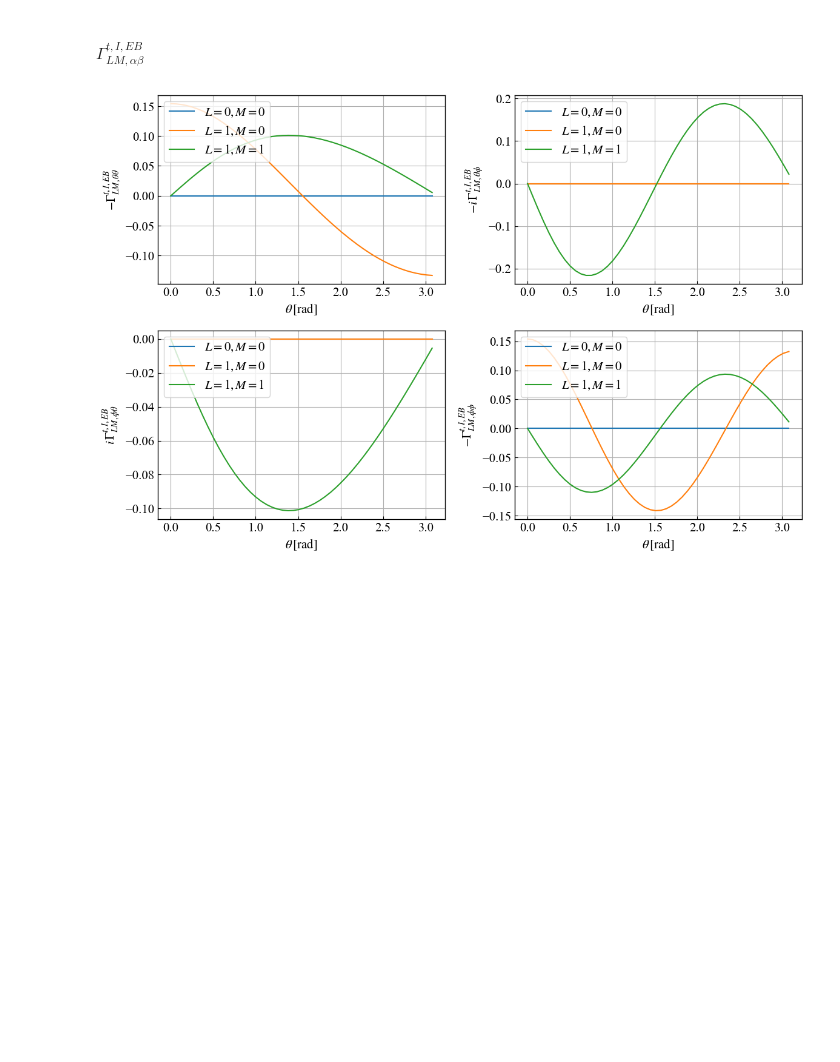
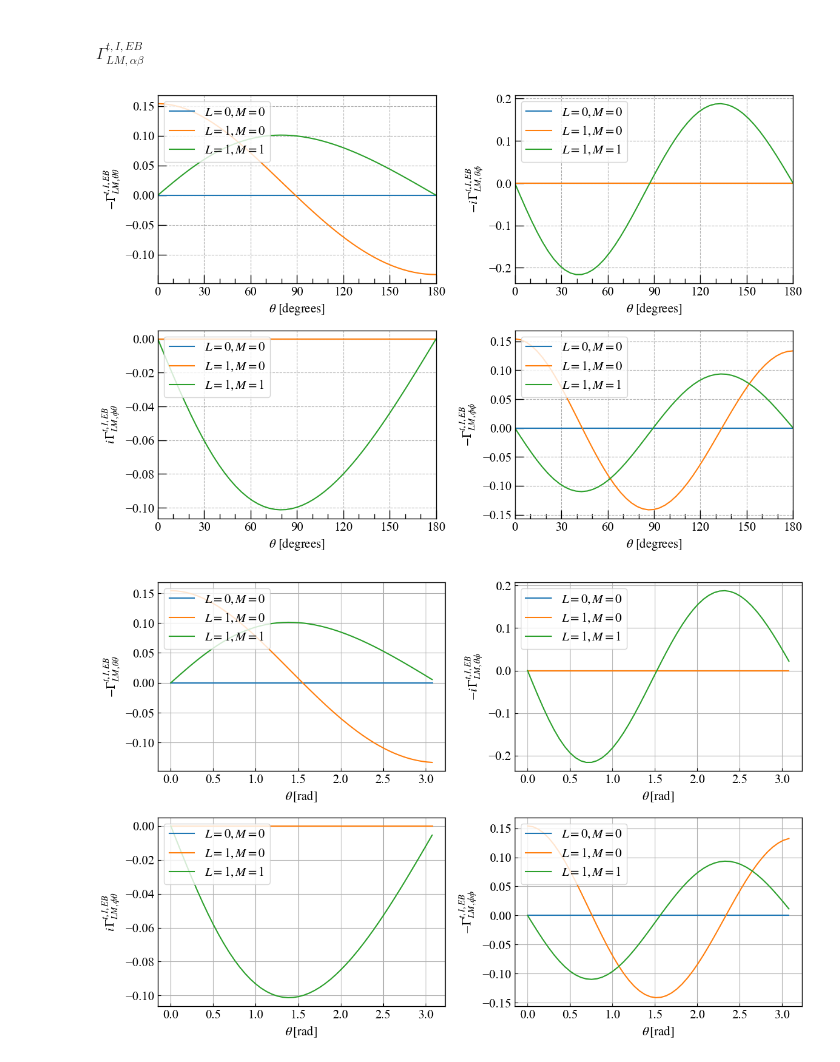
Before and after one commit to KeisukeInomata0/pyORFs, a Jupyter notebook: auto_astrometry.ipynb, the cells around one changed output. Cells and saved outputs as stored; diff of their text form; code cells hidden in the pictures; blank space fills up the shorter version.

```diff
--- a/auto_astrometry.ipynb
+++ b/auto_astrometry.ipynb
@@ -309,6 +369,71 @@ gamI_eb_pt11 = f.Gamma_I_EB(1,1,x,lmax,1,0)
 gamI_eb_pp00 = f.Gamma_I_EB(0,0,x,lmax,1,1)
 gamI_eb_pp10 = f.Gamma_I_EB(1,0,x,lmax,1,1)
 gamI_eb_pp11 = f.Gamma_I_EB(1,1,x,lmax,1,1)
+# %%
+fig = plt.figure(figsize = (12,8),tight_layout=True)
+#add_subplot(row,column,place)
+ax1 = fig.add_subplot(2, 2, 1)
+ax2 = fig.add_subplot(2, 2, 2)
+ax3 = fig.add_subplot(2, 2, 3)
+ax4 = fig.add_subplot(2, 2, 4)
+
+bbox_dict = dict(edgecolor="black",facecolor="white")
+
+# Setting the values for all axes.
+plt.setp({ax1,ax2,ax3,ax4}, xlim= (0, 180), xticks = np.arange(0, 181, 30))
+
+ax1.plot(x/np.pi*180,gamI_eb_tt00,label="$L=0,M=0$")
+ax1.plot(x/np.pi*180,gamI_eb_tt10,label="$L=1,M=0$")
+ax1.plot(x/np.pi*180,gamI_eb_tt11,label="$L=1,M=1$")
+
+ax1.minorticks_on()
+ax1.xaxis.set_minor_locator(plt.MultipleLocator(10))
+ax1.yaxis.set_minor_locator(plt.MultipleLocator(0.1))
+
+ax1.set_xlabel("$\\theta\ [\mathrm{degrees}]$")
+ax1.set_ylabel("$-\Gamma^{t,I,EB}_{LM,\\theta\\theta}$")
+ax1.legend(loc='upper left')
+
+ax2.plot(x/np.pi*180,gamI_eb_tp00,label="$L=0,M=0$")
+ax2.plot(x/np.pi*180,gamI_eb_tp10,label="$L=1,M=0$")
+ax2.plot(x/np.pi*180,gamI_eb_tp11,label="$L=1,M=1$")
+
+ax2.minorticks_on()
+ax2.xaxis.set_minor_locator(plt.MultipleLocator(10))
+ax2.yaxis.set_minor_locator(plt.MultipleLocator(0.1))
+
+ax2.set_xlabel("$\\theta\ [\mathrm{degrees}]$")
+ax2.set_ylabel("$-i\,\Gamma^{t,I,EB}_{LM,\\theta\phi}$")
+ax2.legend(loc='upper left')
+
+ax3.plot(x/np.pi*180,gamI_eb_pt00,label="$L=0,M=0$")
+ax3.plot(x/np.pi*180,gamI_eb_pt10,label="$L=1,M=0$")
+ax3.plot(x/np.pi*180,gamI_eb_pt11,label="$L=1,M=1$")
+
+ax3.minorticks_on()
+ax3.xaxis.set_minor_locator(plt.MultipleLocator(10))
+ax3.yaxis.set_minor_locator(plt.MultipleLocator(0.1))
+
+ax3.set_xlabel("$\\theta\ [\mathrm{degrees}]$")
+ax3.set_ylabel("$i\,\Gamma^{t,I,EB}_{LM,\phi\\theta}$")
+ax3.legend(loc='upper left')
+
+ax4.plot(x/np.pi*180,gamI_eb_pp00,label="$L=0,M=0$")
+ax4.plot(x/np.pi*180,gamI_eb_pp10,label="$L=1,M=0$")
+ax4.plot(x/np.pi*180,gamI_eb_pp11,label="$L=1,M=1$")
+
+ax4.minorticks_on()
+ax4.xaxis.set_minor_locator(plt.MultipleLocator(10))
+ax4.yaxis.set_minor_locator(plt.MultipleLocator(0.1))
+
+ax4.set_xlabel("$\\theta\ [\mathrm{degrees}]$")
+ax4.set_ylabel("$-\Gamma^{t,I,EB}_{LM,\phi\phi}$")
+ax4.legend(loc='upper left')
+
+fig.savefig("/Users/keisuke/Documents/PTA/pta_and_astrometry/draft_pta_astrometry/draft/figs/gam_t_I_eb_3.pdf", bbox_inches='tight')
+plt.show()
+# %% [output]
+[figure, added]
 # %%
 fig = plt.figure(figsize = (12,8),tight_layout=True)
 #add_subplot(row,column,place)
```
Also changed, not shown: parts of 4 cells of this notebook, 1 other file.
